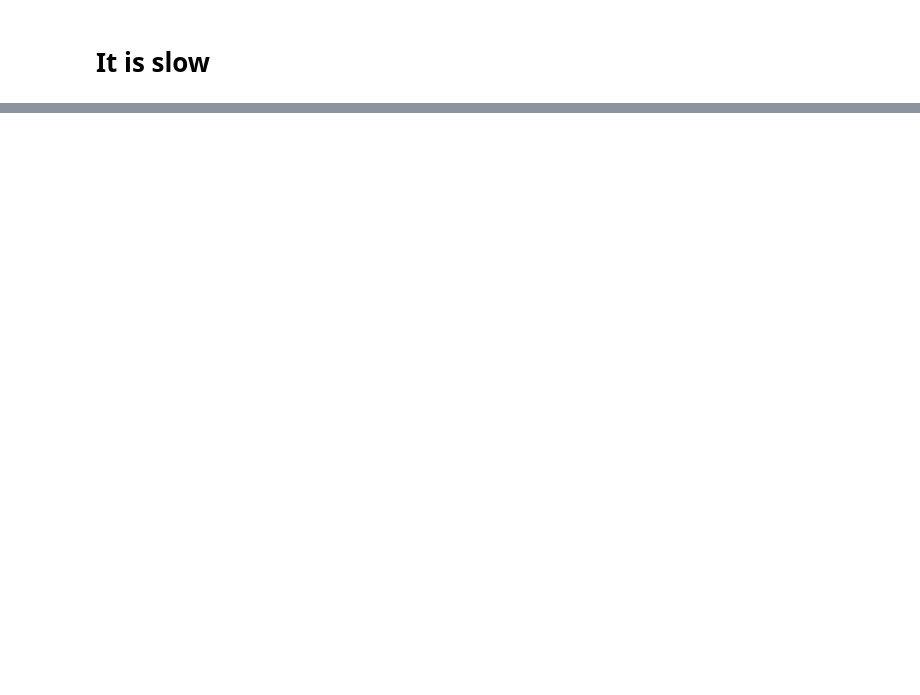
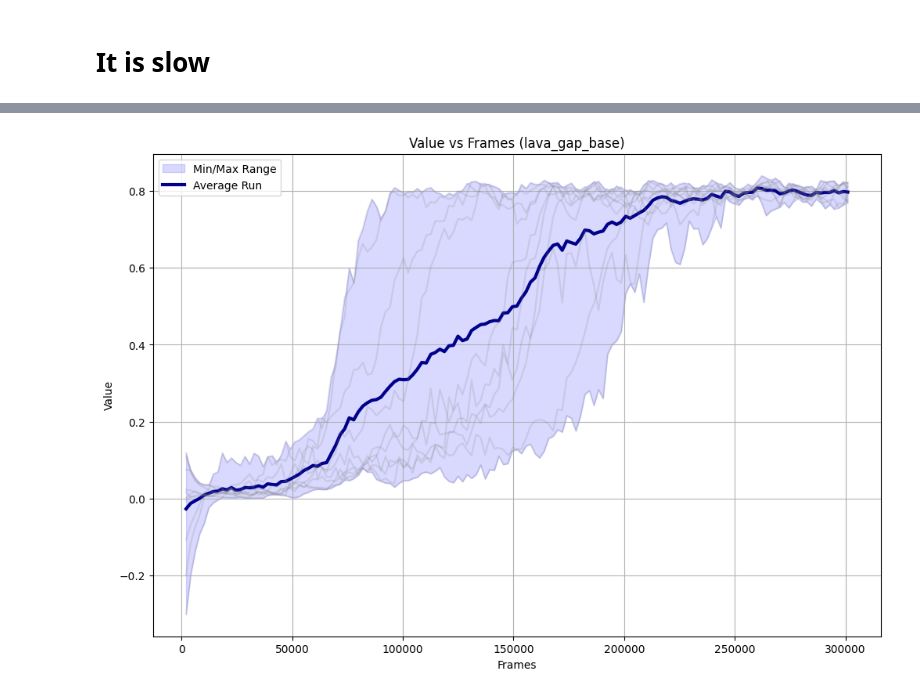
Before and after one commit to jaBrzosko/rl-starter-files, a Jupyter notebook: analysis/summary.ipynb, the cells around one changed output, grey strips where cells are left out. Drawn from its saved outputs; the diff is of its cells as text; code cells hidden in the pictures; blank space fills up the shorter version.

```diff
--- a/analysis/summary.ipynb
+++ b/analysis/summary.ipynb
@@ -87,0 +204,7 @@ else:
+# %%
+experiment_name = "lava_gap_base"
+dataframes = read_all_experiments(experiment_name)
+
+plot_combined_dataframes(dataframes, 'frames', 'value', f'Value vs Frames ({experiment_name})')
+# %% [output]
+[figure, added]
```
Also changed, not shown: parts of 12 cells of this notebook, 3 other files.
